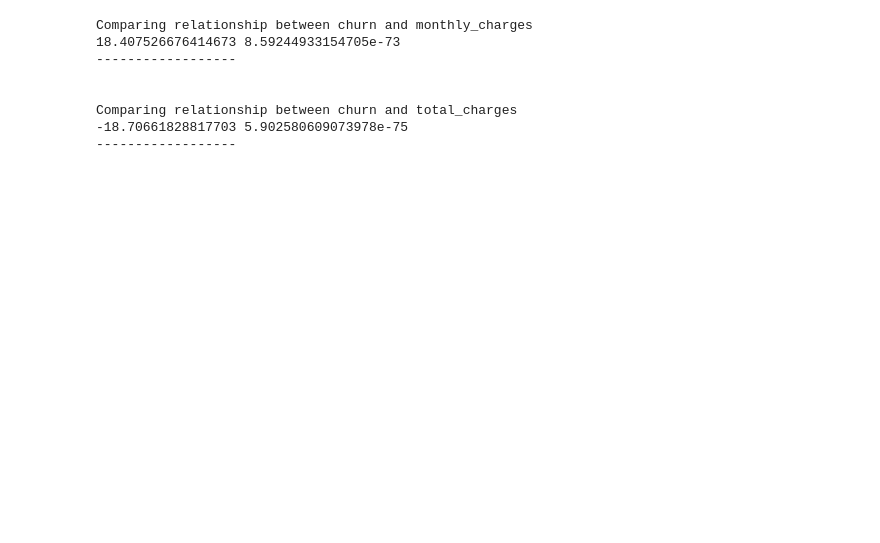
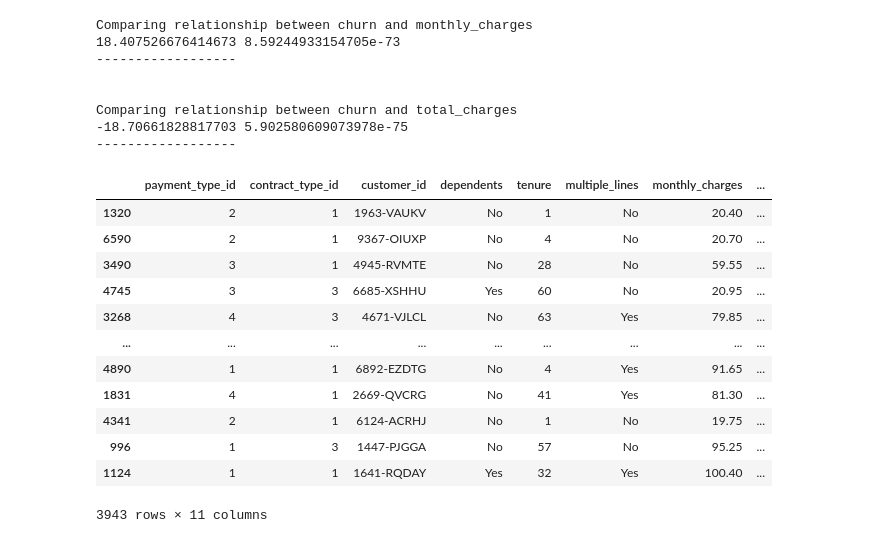
Before and after one commit to akonstans/Classification_Project, a Jupyter notebook: exploration1.ipynb, the cells around one changed output. Drawn from its saved outputs; the diff is of its cells as text; code cells hidden in the pictures; blank space fills up the shorter version.

```diff
--- a/exploration1.ipynb
+++ b/exploration1.ipynb
@@ -93,0 +98,16 @@ Comparing relationship between churn and total_charges
+# %%
+train
+# %% [output]
+|  | payment_type_id | contract_type_id | customer_id | dependents | tenure | multiple_lines | monthly_charges | ... |
+| 1320 | 2 | 1 | 1963-VAUKV | No | 1 | No | 20.40 | ... |
+| 6590 | 2 | 1 | 9367-OIUXP | No | 4 | No | 20.70 | ... |
+| 3490 | 3 | 1 | 4945-RVMTE | No | 28 | No | 59.55 | ... |
+| 4745 | 3 | 3 | 6685-XSHHU | Yes | 60 | No | 20.95 | ... |
+| 3268 | 4 | 3 | 4671-VJLCL | No | 63 | Yes | 79.85 | ... |
+| ... | ... | ... | ... | ... | ... | ... | ... | ... |
+| 4890 | 1 | 1 | 6892-EZDTG | No | 4 | Yes | 91.65 | ... |
+| 1831 | 4 | 1 | 2669-QVCRG | No | 41 | Yes | 81.30 | ... |
+| 4341 | 2 | 1 | 6124-ACRHJ | No | 1 | No | 19.75 | ... |
+| 996 | 1 | 3 | 1447-PJGGA | No | 57 | No | 95.25 | ... |
+| 1124 | 1 | 1 | 1641-RQDAY | Yes | 32 | Yes | 100.40 | ... |
+3943 rows × 11 columns
```
Also changed, not shown: parts of 4 cells of this notebook, 1 other file.
